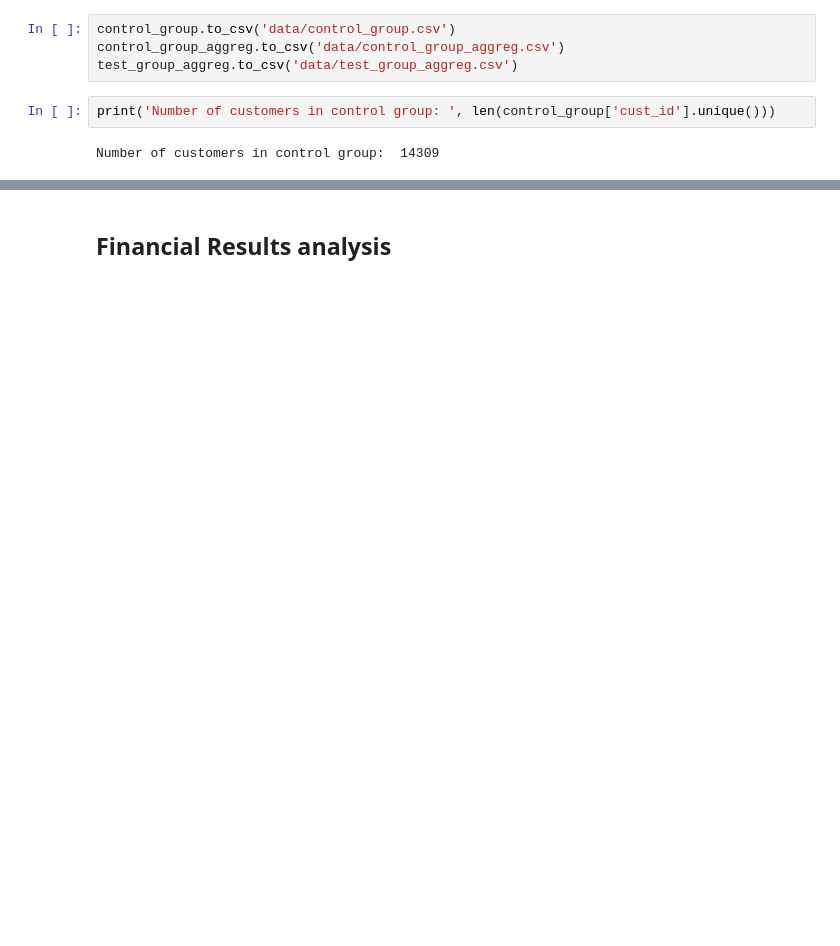
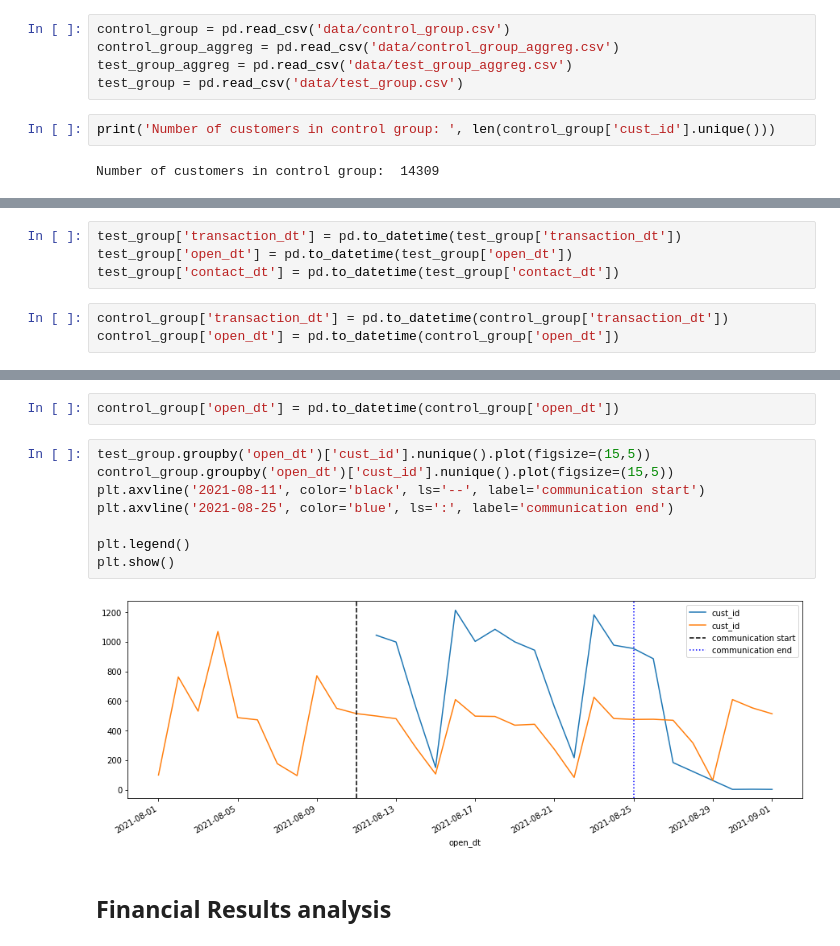
Before and after one commit to daniildzheparov999/digital_compaign_analysis, a Jupyter notebook: hw.ipynb, the cells around one changed output, grey strips where cells are left out. Saved outputs shown, nothing was run; the diff lists cells and outputs as text; blank space fills up the shorter version.

```diff
--- a/hw.ipynb
+++ b/hw.ipynb
@@ -635,9 +635,10 @@ control_group_aggreg = control_group.groupby('transaction_dt')[['txn_sum', 'cust
 
 control_group_aggreg['sum_by_cust'] = round(control_group_aggreg['txn_sum'] / control_group_aggreg['cust_id'], 2)
 # %%
-control_group.to_csv('data/control_group.csv')
-control_group_aggreg.to_csv('data/control_group_aggreg.csv')
-test_group_aggreg.to_csv('data/test_group_aggreg.csv')
+control_group = pd.read_csv('data/control_group.csv')
+control_group_aggreg = pd.read_csv('data/control_group_aggreg.csv')
+test_group_aggreg = pd.read_csv('data/test_group_aggreg.csv')
+test_group = pd.read_csv('data/test_group.csv')
 # %%
 print('Number of customers in control group: ', len(control_group['cust_id'].unique()))
 # %% [output]
@@ -644,0 +682,7 @@ Number of customers in control group:  14309
+# %%
+test_group['transaction_dt'] = pd.to_datetime(test_group['transaction_dt'])
+test_group['open_dt'] = pd.to_datetime(test_group['open_dt'])
+test_group['contact_dt'] = pd.to_datetime(test_group['contact_dt'])
+# %%
+control_group['transaction_dt'] = pd.to_datetime(control_group['transaction_dt'])
+control_group['open_dt'] = pd.to_datetime(control_group['open_dt'])
@@ -653,3 +761,15 @@ plt.show()
+# %%
+control_group['open_dt'] = pd.to_datetime(control_group['open_dt'])
+# %%
+test_group.groupby('open_dt')['cust_id'].nunique().plot(figsize=(15,5))
+control_group.groupby('open_dt')['cust_id'].nunique().plot(figsize=(15,5))
+plt.axvline('2021-08-11', color='black', ls='--', label='communication start')
+plt.axvline('2021-08-25', color='blue', ls=':', label='communication end')
+
+plt.legend()
+plt.show()
+# %% [output]
+[figure, added]
 # %% [markdown]
 ## Financial Results analysis
 # %%
```
Also changed, not shown: parts of 17 cells of this notebook.
